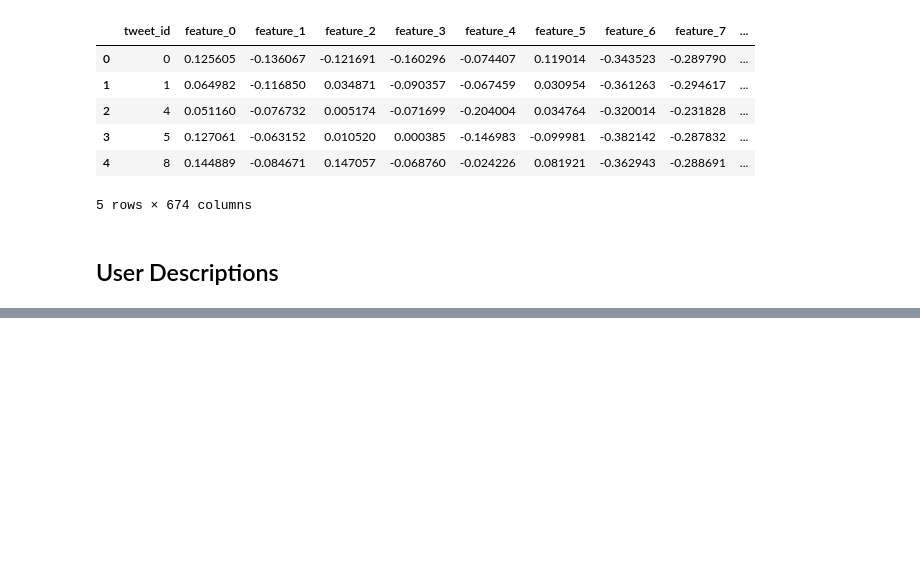
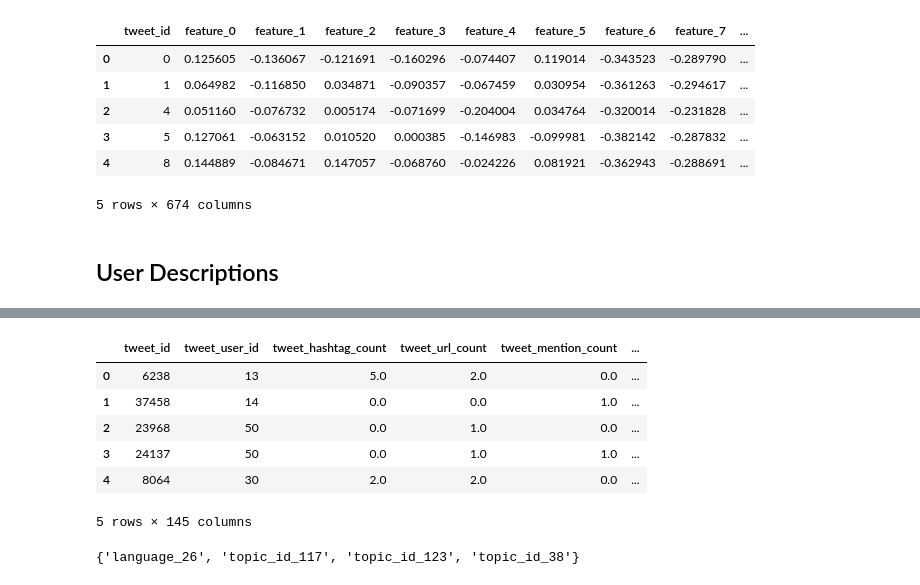
Before and after one commit to shpatrickguo/bitgrit, a Jupyter notebook: Viral Tweets Prediction Challenge/Viral Tweets Prediction Challenge.ipynb, the cells around one changed output, grey strips where cells are left out. Cells and saved outputs as stored; diff of their text form; code cells hidden in the pictures; blank space fills up the shorter version.

Commit message:
feature engineering and preprocessing on test

```diff
--- a/Viral Tweets Prediction Challenge/Viral Tweets Prediction Challenge.ipynb
+++ b/Viral Tweets Prediction Challenge/Viral Tweets Prediction Challenge.ipynb
@@ -489,0 +646,56 @@ descriptions_df.head()
+# %%
+test_tweets.fillna({'tweet_topic_ids':"['0']"}, inplace=True)
+# %%
+topic_ids = (
+    test_tweets['tweet_topic_ids'].str.strip('[]').str.split('\s*,\s*').explode()
+    .str.get_dummies().sum(level=0).add_prefix('topic_id_')
+)
+topic_ids.rename(columns = lambda x: x.replace("'", ""), inplace=True)
+# %%
+year = pd.get_dummies(test_tweets.tweet_created_at_year, prefix='year')
+month = pd.get_dummies(test_tweets.tweet_created_at_month , prefix='month')
+day = pd.get_dummies(test_tweets.tweet_created_at_day, prefix='day')
+attachment = pd.get_dummies(test_tweets.tweet_attachment_class, prefix='attatchment')
+language = pd.get_dummies(test_tweets.tweet_language_id, prefix='language')
+# %%
+hour_sin = np.sin(2*np.pi*test_tweets['tweet_created_at_hour']/24.0)
+hour_sin.name = 'hour_sin'
+hour_cos = np.cos(2*np.pi*test_tweets['tweet_created_at_hour']/24.0)
+hour_cos.name = 'hour_cos'
+# %%
+columns_drop = [
+                "tweet_topic_ids",
+                "tweet_created_at_year",
+                "tweet_created_at_month",
+                "tweet_created_at_day",
+                "tweet_attachment_class",
+                "tweet_language_id",
+                "tweet_created_at_hour",
+              ]
+dfs = [
+        topic_ids,
+        year,
+        month,
+        day,
+        attachment,
+        language,
+        hour_sin,
+        hour_cos,
+      ]
+
+test_tweets_final = test_tweets.drop(columns_drop, 1).join(dfs)
+test_tweets_final.head()
+# %% [output]
+|  | tweet_id | tweet_user_id | tweet_hashtag_count | tweet_url_count | tweet_mention_count | ... |
+| 0 | 6238 | 13 | 5.0 | 2.0 | 0.0 | ... |
+| 1 | 37458 | 14 | 0.0 | 0.0 | 1.0 | ... |
+| 2 | 23968 | 50 | 0.0 | 1.0 | 0.0 | ... |
+| 3 | 24137 | 50 | 0.0 | 1.0 | 1.0 | ... |
+| 4 | 8064 | 30 | 2.0 | 2.0 | 0.0 | ... |
+5 rows × 145 columns
+# %%
+# columns missing in train from test
+cols_test = set(test_tweets_final.columns) - set(train_tweets_final.columns)
+cols_test
+# %% [output]
+{'language_26', 'topic_id_117', 'topic_id_123', 'topic_id_38'}
```
Also changed, not shown: parts of 18 cells of this notebook.
